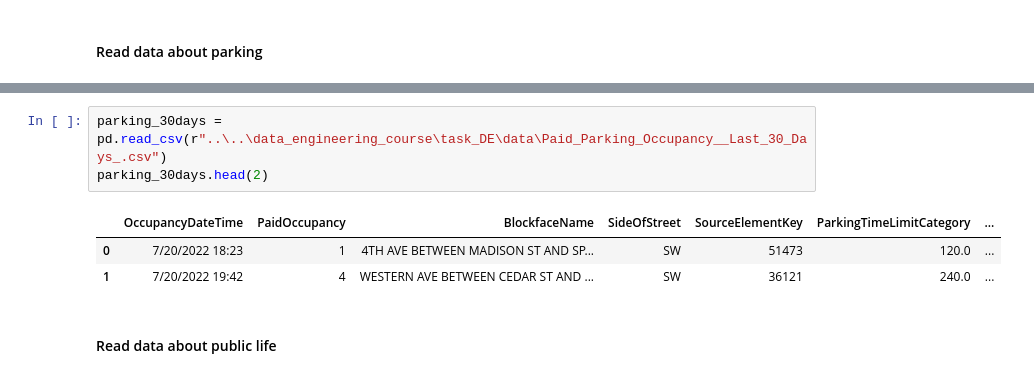
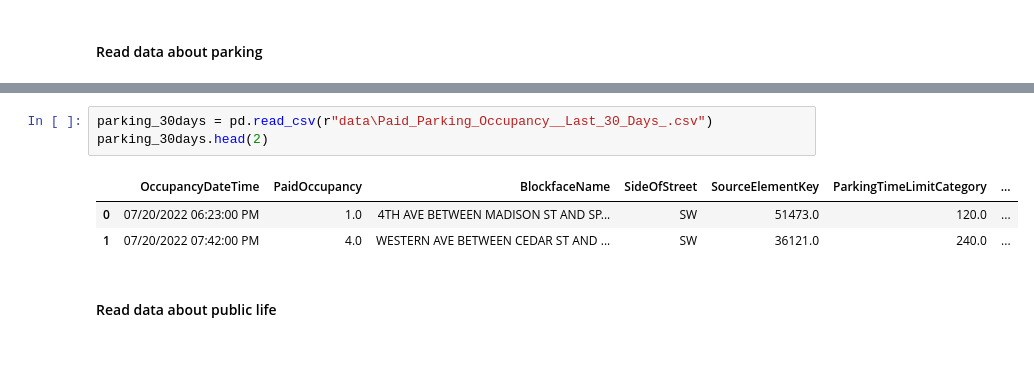
Before and after one commit to master-lily/Seattle_parking_public_life_DE, a Jupyter notebook: task_DE/task_DE.ipynb, the cells around one changed output, grey strips where cells are left out. Saved outputs shown, nothing was run; the diff lists cells and outputs as text.

```diff
--- a/task_DE/task_DE.ipynb
+++ b/task_DE/task_DE.ipynb
@@ -24,10 +24,10 @@ parking_48.head(2)
 # %%
-parking_30days = pd.read_csv(r"..\..\data_engineering_course\task_DE\data\Paid_Parking_Occupancy__Last_30_Days_.csv")
+parking_30days = pd.read_csv(r"data\Paid_Parking_Occupancy__Last_30_Days_.csv")
 parking_30days.head(2)
 # %% [output]
 |  | OccupancyDateTime | PaidOccupancy | BlockfaceName | SideOfStreet | SourceElementKey | ParkingTimeLimitCategory | ... |
-| 0 | 7/20/2022 18:23 | 1 | 4TH AVE BETWEEN MADISON ST AND SP... | SW | 51473 | 120.0 | ... |
-| 1 | 7/20/2022 19:42 | 4 | WESTERN AVE BETWEEN CEDAR ST AND ... | SW | 36121 | 240.0 | ... |
+| 0 | 07/20/2022 06:23:00 PM | 1.0 | 4TH AVE BETWEEN MADISON ST AND SP... | SW | 51473.0 | 120.0 | ... |
+| 1 | 07/20/2022 07:42:00 PM | 4.0 | WESTERN AVE BETWEEN CEDAR ST AND ... | SW | 36121.0 | 240.0 | ... |
 # %% [markdown]
 #### Read data about public life
 # %%
```
Also changed, not shown: parts of 49 cells of this notebook.
